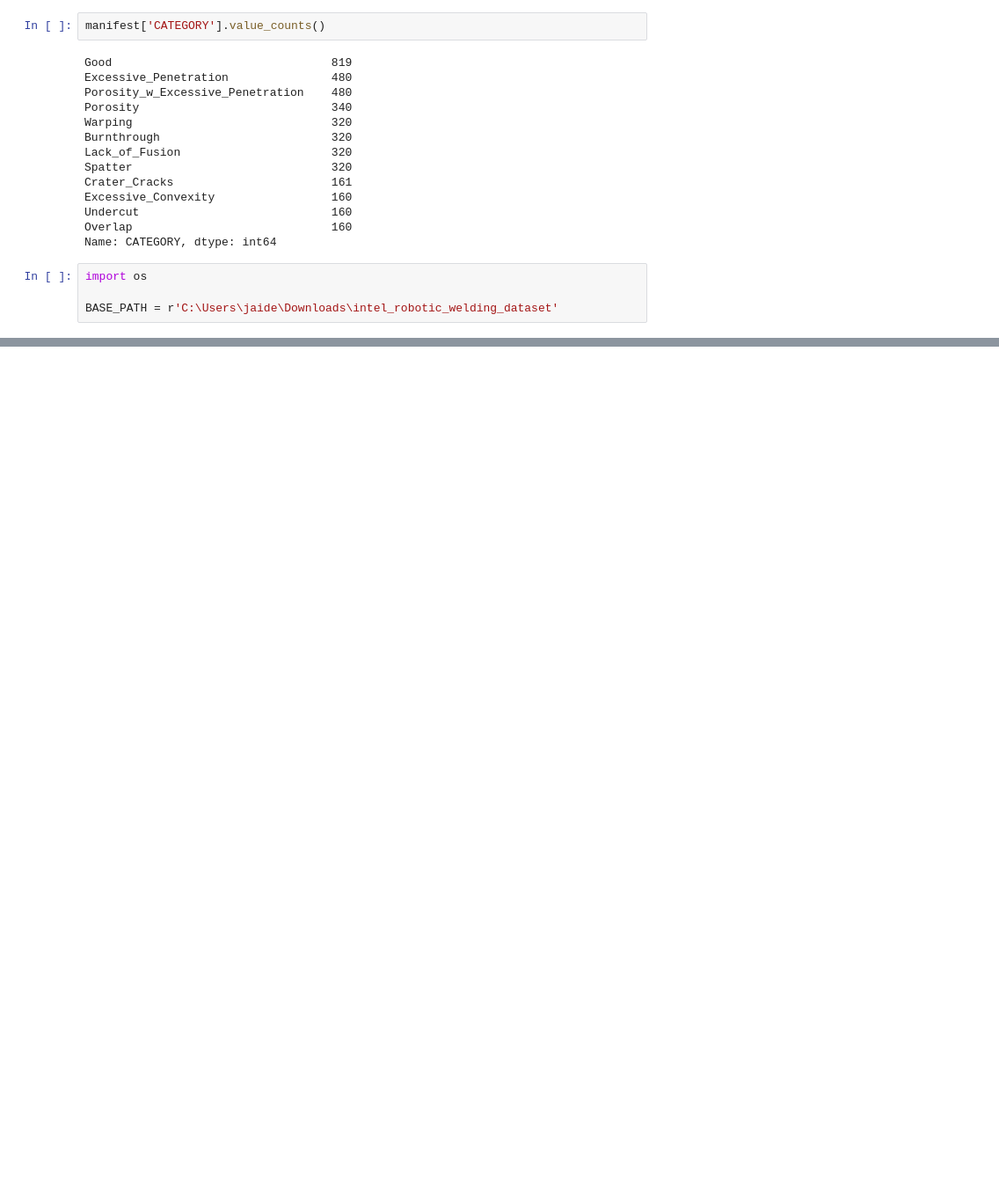
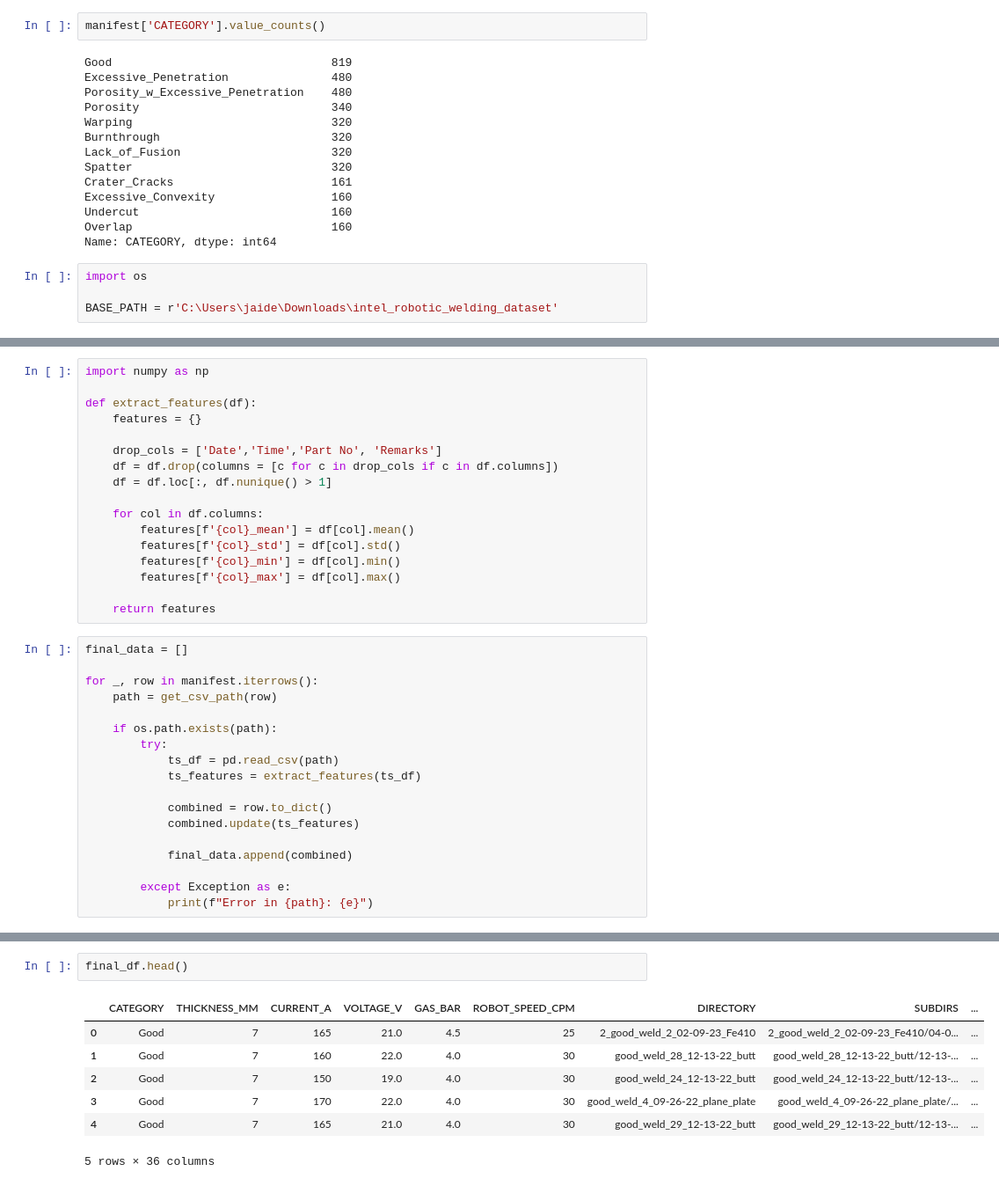
Before and after one commit to jai-rog/Multimodal-Weld-Quality-Prediction-using-Sensor-Time-Series-Vision, a Jupyter notebook: UG.ipynb, the cells around one changed output, grey strips where cells are left out. Shown at 88% size. Drawn from its saved outputs; the diff is of its cells as text; blank space fills up the shorter version.

```diff
--- a/UG.ipynb
+++ b/UG.ipynb
@@ -53,0 +158,35 @@ BASE_PATH = r'C:\Users\jaide\Downloads\intel_robotic_welding_dataset'
+# %%
+import numpy as np
+
+def extract_features(df):
+    features = {}
+
+    drop_cols = ['Date','Time','Part No', 'Remarks']
+    df = df.drop(columns = [c for c in drop_cols if c in df.columns])
+    df = df.loc[:, df.nunique() > 1]
+
+    for col in df.columns:
+        features[f'{col}_mean'] = df[col].mean()
+        features[f'{col}_std'] = df[col].std()
+        features[f'{col}_min'] = df[col].min()
+        features[f'{col}_max'] = df[col].max()
+
+    return features
+# %%
+final_data = []
+
+for _, row in manifest.iterrows():
+    path = get_csv_path(row)
+
+    if os.path.exists(path):
+        try:
+            ts_df = pd.read_csv(path)
+            ts_features = extract_features(ts_df)
+
+            combined = row.to_dict()
+            combined.update(ts_features)
+
+            final_data.append(combined)
+
+        except Exception as e:
+            print(f"Error in {path}: {e}")
@@ -53,0 +198,10 @@ BASE_PATH = r'C:\Users\jaide\Downloads\intel_robotic_welding_dataset'
+# %%
+final_df.head()
+# %% [output]
+|  | CATEGORY | THICKNESS_MM | CURRENT_A | VOLTAGE_V | GAS_BAR | ROBOT_SPEED_CPM | DIRECTORY | SUBDIRS | ... |
+| 0 | Good | 7 | 165 | 21.0 | 4.5 | 25 | 2_good_weld_2_02-09-23_Fe410 | 2_good_weld_2_02-09-23_Fe410/04-0... | ... |
+| 1 | Good | 7 | 160 | 22.0 | 4.0 | 30 | good_weld_28_12-13-22_butt | good_weld_28_12-13-22_butt/12-13-... | ... |
+| 2 | Good | 7 | 150 | 19.0 | 4.0 | 30 | good_weld_24_12-13-22_butt | good_weld_24_12-13-22_butt/12-13-... | ... |
+| 3 | Good | 7 | 170 | 22.0 | 4.0 | 30 | good_weld_4_09-26-22_plane_plate | good_weld_4_09-26-22_plane_plate/... | ... |
+| 4 | Good | 7 | 165 | 21.0 | 4.0 | 30 | good_weld_29_12-13-22_butt | good_weld_29_12-13-22_butt/12-13-... | ... |
+5 rows × 36 columns
```
Also changed, not shown: parts of 18 cells of this notebook, 1 other file.
